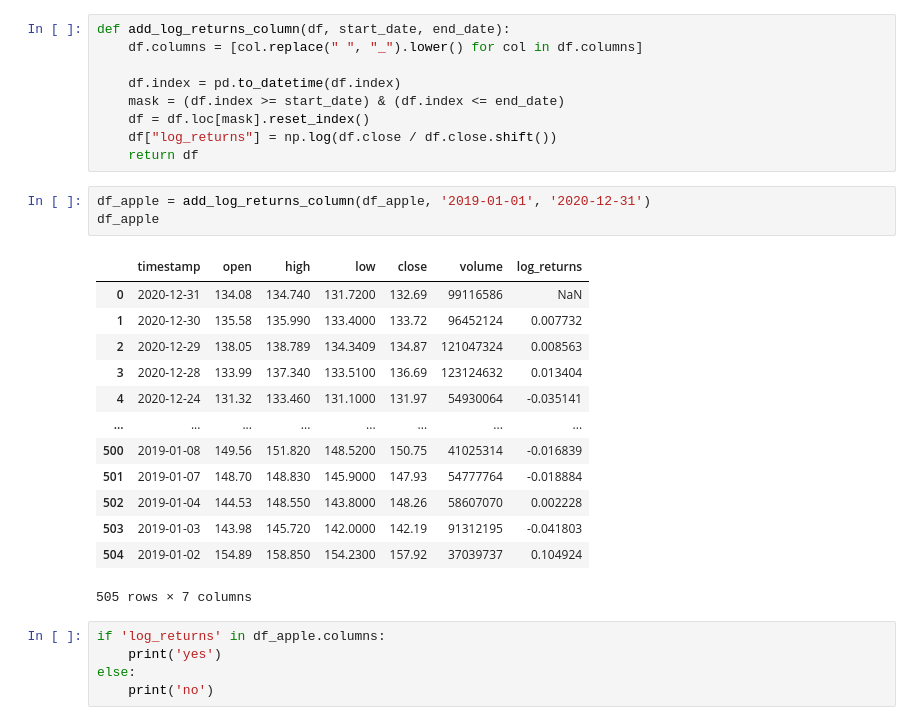
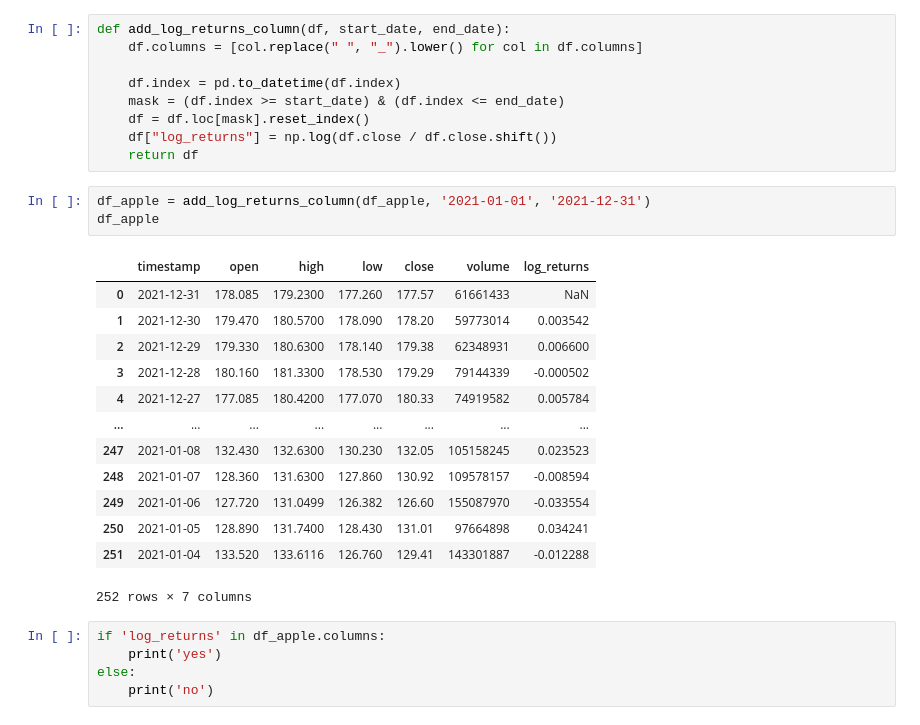
Before and after one commit to BitcoinInvestAnalysis/Capstone, a Jupyter notebook: formula_try_out.ipynb, the cells around one changed output. Cells and saved outputs as stored; diff of their text form.

```diff
--- a/formula_try_out.ipynb
+++ b/formula_try_out.ipynb
@@ -27,22 +42,22 @@ def add_log_returns_column(df, start_date, end_date):
     df["log_returns"] = np.log(df.close / df.close.shift())
     return df
 # %%
-df_apple = add_log_returns_column(df_apple, '2019-01-01', '2020-12-31')
+df_apple = add_log_returns_column(df_apple, '2021-01-01', '2021-12-31')
 df_apple
 # %% [output]
 |  | timestamp | open | high | low | close | volume | log_returns |
-| 0 | 2020-12-31 | 134.08 | 134.740 | 131.7200 | 132.69 | 99116586 | NaN |
-| 1 | 2020-12-30 | 135.58 | 135.990 | 133.4000 | 133.72 | 96452124 | 0.007732 |
-| 2 | 2020-12-29 | 138.05 | 138.789 | 134.3409 | 134.87 | 121047324 | 0.008563 |
-| 3 | 2020-12-28 | 133.99 | 137.340 | 133.5100 | 136.69 | 123124632 | 0.013404 |
-| 4 | 2020-12-24 | 131.32 | 133.460 | 131.1000 | 131.97 | 54930064 | -0.035141 |
+| 0 | 2021-12-31 | 178.085 | 179.2300 | 177.260 | 177.57 | 61661433 | NaN |
+| 1 | 2021-12-30 | 179.470 | 180.5700 | 178.090 | 178.20 | 59773014 | 0.003542 |
+| 2 | 2021-12-29 | 179.330 | 180.6300 | 178.140 | 179.38 | 62348931 | 0.006600 |
+| 3 | 2021-12-28 | 180.160 | 181.3300 | 178.530 | 179.29 | 79144339 | -0.000502 |
+| 4 | 2021-12-27 | 177.085 | 180.4200 | 177.070 | 180.33 | 74919582 | 0.005784 |
 | ... | ... | ... | ... | ... | ... | ... | ... |
-| 500 | 2019-01-08 | 149.56 | 151.820 | 148.5200 | 150.75 | 41025314 | -0.016839 |
-| 501 | 2019-01-07 | 148.70 | 148.830 | 145.9000 | 147.93 | 54777764 | -0.018884 |
-| 502 | 2019-01-04 | 144.53 | 148.550 | 143.8000 | 148.26 | 58607070 | 0.002228 |
-| 503 | 2019-01-03 | 143.98 | 145.720 | 142.0000 | 142.19 | 91312195 | -0.041803 |
-| 504 | 2019-01-02 | 154.89 | 158.850 | 154.2300 | 157.92 | 37039737 | 0.104924 |
+| 247 | 2021-01-08 | 132.430 | 132.6300 | 130.230 | 132.05 | 105158245 | 0.023523 |
+| 248 | 2021-01-07 | 128.360 | 131.6300 | 127.860 | 130.92 | 109578157 | -0.008594 |
+| 249 | 2021-01-06 | 127.720 | 131.0499 | 126.382 | 126.60 | 155087970 | -0.033554 |
+| 250 | 2021-01-05 | 128.890 | 131.7400 | 128.430 | 131.01 | 97664898 | 0.034241 |
+| 251 | 2021-01-04 | 133.520 | 133.6116 | 126.760 | 129.41 | 143301887 | -0.012288 |
-505 rows × 7 columns
+252 rows × 7 columns
 # %%
 if 'log_returns' in df_apple.columns:
     print('yes')
```
Also changed, not shown: parts of 21 cells of this notebook.
